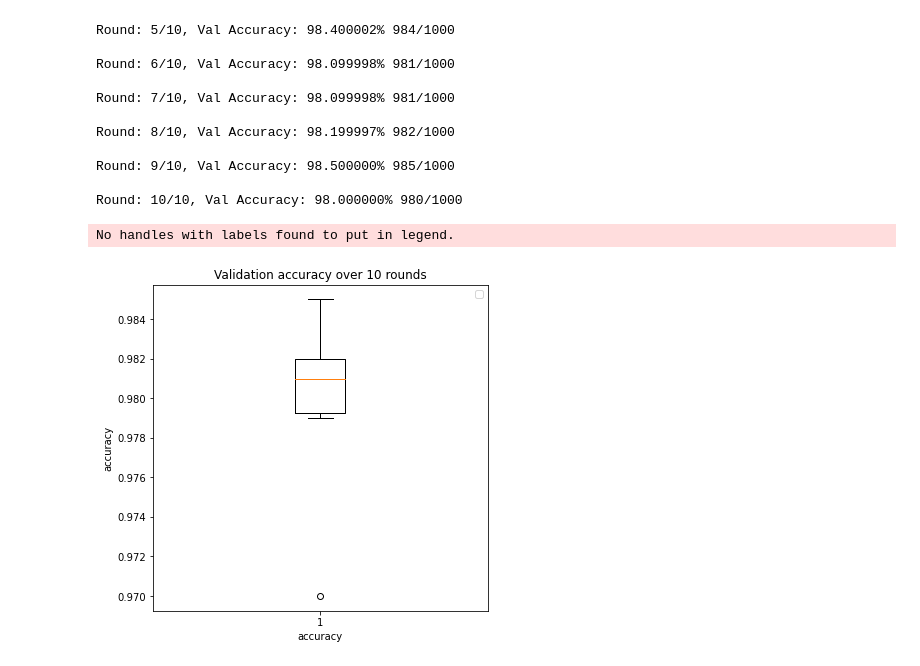
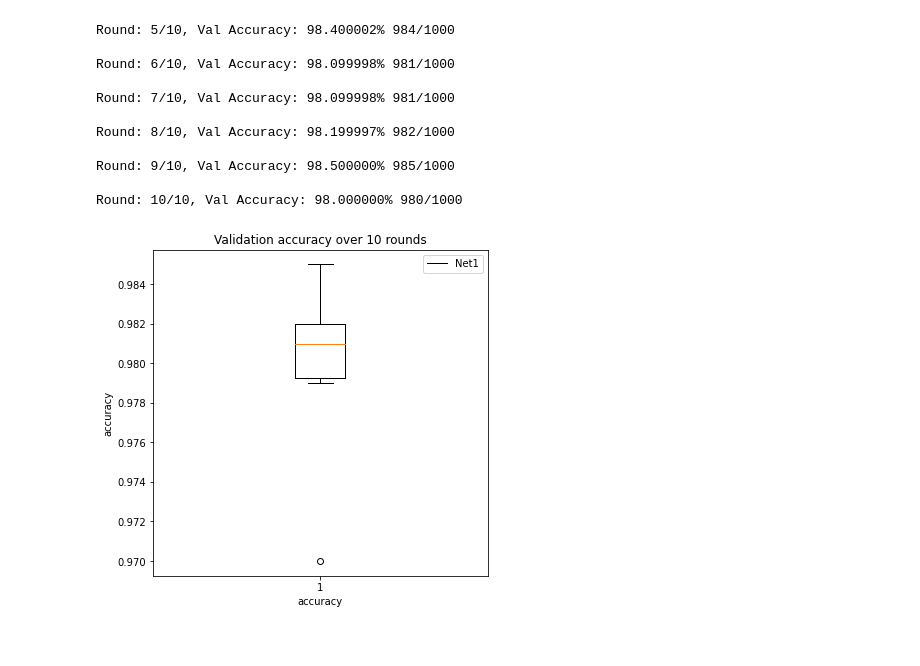
Before and after one commit to aalshabaan/EE-559Proj, a Jupyter notebook: minip1_v1.ipynb, the cells around one changed output. Saved outputs shown, nothing was run; the diff lists cells and outputs as text; code cells hidden in the pictures.

```diff
--- a/minip1_v1.ipynb
+++ b/minip1_v1.ipynb
@@ -121,11 +122,10 @@ Round: 10/10, Val Accuracy: 98.000000% 980/1000
 # %%
 fig = plt.figure(figsize=(6, 6))
 plt.boxplot([val_accuracy_list])
 plt.xlabel('accuracy')
 plt.ylabel('accuracy')
 plt.title(f'Validation accuracy over {rounds} rounds')
-plt.legend(loc='upper right')
+plt.legend(['Net1'],loc='upper right')
 plt.show()
 # %% [output]
-No handles with labels found to put in legend.
-[figure, old version]
+[figure, new version]
```
Also changed, not shown: parts of 2 cells of this notebook, 1 other file.
